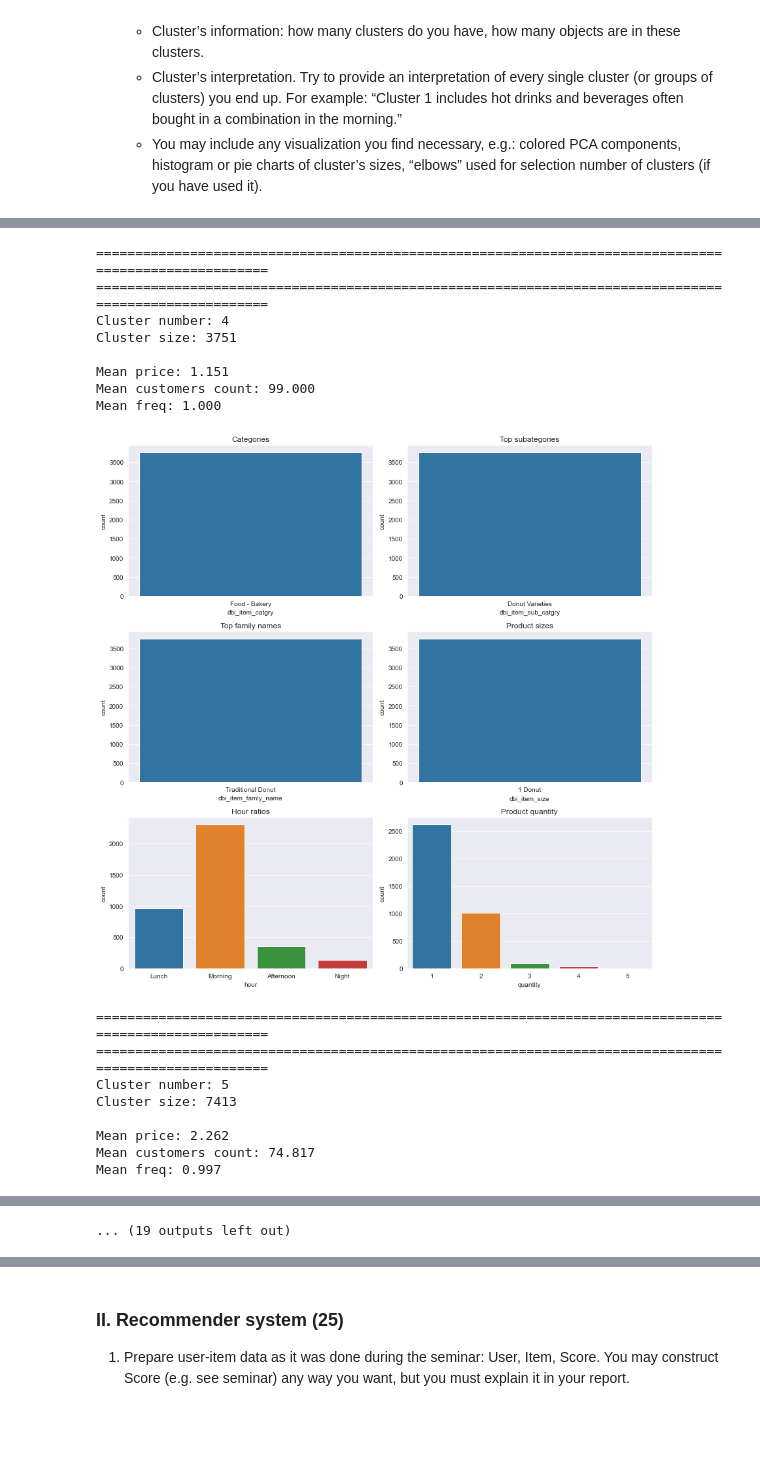
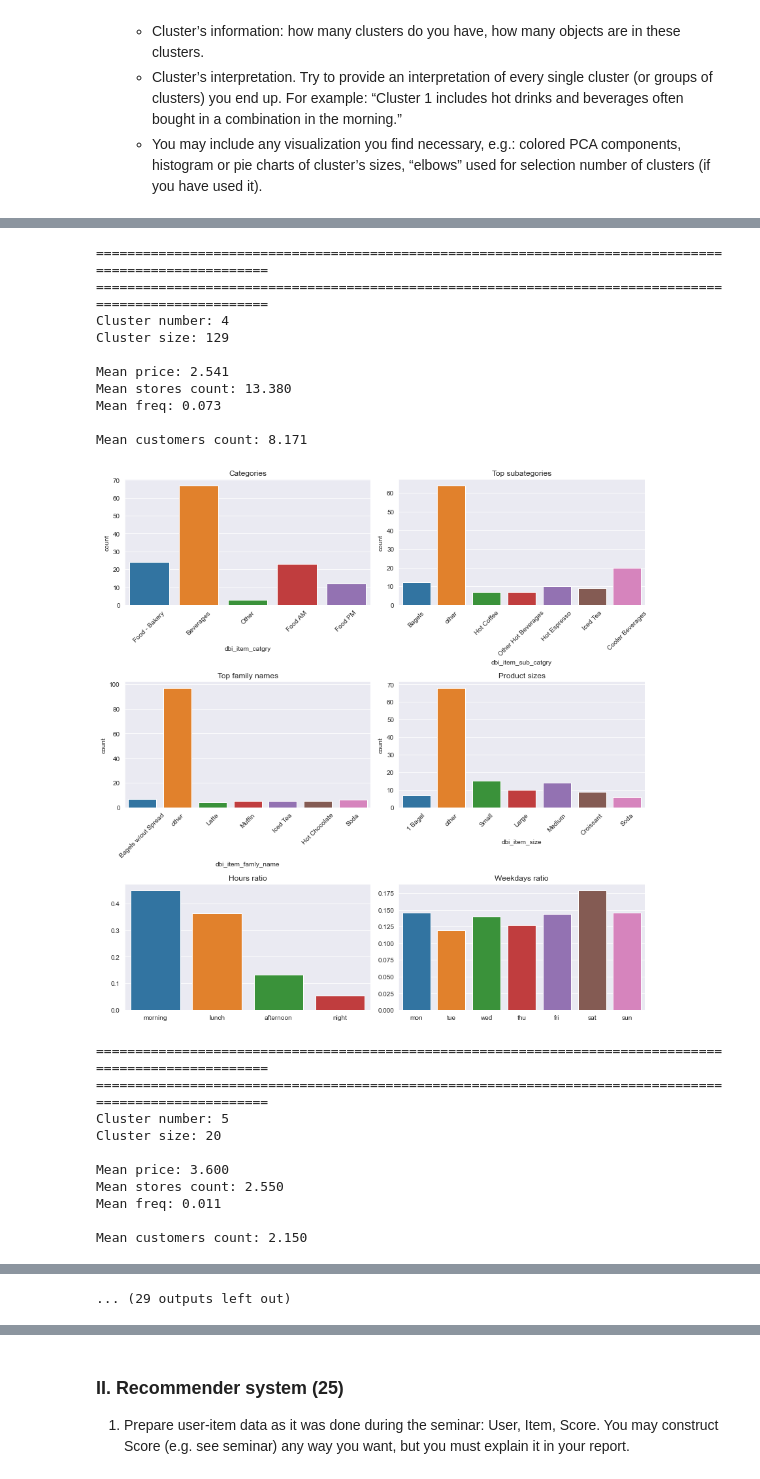
Before and after one commit to Mist3r-R/hse-sse-ds-business-2020, a Jupyter notebook: HW_5.ipynb, the cells around one changed output, grey strips where cells are left out. Saved outputs shown, nothing was run; the diff lists cells and outputs as text; code cells hidden in the pictures; blank space fills up the shorter version.

Commit message:
Fix cluster plots

```diff
--- a/HW_5.ipynb
+++ b/HW_5.ipynb
@@ -383,8 +374,9 @@ dtype: int64
 We do not have highly correlated variables, so we can proceed with clusterization
 # %%
 scaler = MinMaxScaler()
-data[data.columns] = scaler.fit_transform(data[data.columns])
-data.head()
+scaled = data.copy()
+scaled[scaled.columns] = scaler.fit_transform(scaled[scaled.columns])
+scaled.head()
 # %% [output]
 |  | mean_price | med_purchase_quantity | store_count | subcat_size | subcat_price | freq | fam_size | ... |
 | sku |  |  |  |  |  |  |  | ... |
@@ -406,7 +398,7 @@ sums = []
 K = range(1,80)
 for k in tqdm(K):
     km = KMeans(n_clusters=k)
-    km = km.fit(data)
+    km = km.fit(scaled)
     sums.append(km.inertia_)
 # %%
 plt.figure(figsize=(14,8))
@@ -420,6 +412,6 @@ plt.show()
 # %%
 for k in tqdm([15, 20, 25, 30, 35]):
     kmeans = KMeans(n_clusters=k)
-    predicted = kmeans.fit_predict(data)
-    data[f'kmeans_{k}'] = predicted
+    predicted = kmeans.fit_predict(scaled)
+    scaled[f'kmeans_{k}'] = predicted
 # %%
@@ -500,6 +491,6 @@ plt.show()
 # %%
-for k in sorted(data['kmeans_25'].unique()):
-    describe_cluster(k, df, data['kmeans_15'])
+for k in sorted(scaled['kmeans_20'].unique()):
+    describe_cluster(k, data, df, scaled['kmeans_20'])
 # %% [output]
 ======================================================================================================
 Cluster number: 0
@@ -539,17 +538,21 @@ Mean freq: 0.604
 ======================================================================================================
 ======================================================================================================
 Cluster number: 4
-Cluster size: 3751
+Cluster size: 129
 
-Mean price: 1.151
-Mean customers count: 99.000
-Mean freq: 1.000
+Mean price: 2.541
+Mean stores count: 13.380
+Mean freq: 0.073
+
+Mean customers count: 8.171
-[figure, old version]
+[figure, new version]
 ======================================================================================================
 ======================================================================================================
 Cluster number: 5
-Cluster size: 7413
+Cluster size: 20
 
-Mean price: 2.262
-Mean customers count: 74.817
-Mean freq: 0.997
+Mean price: 3.600
+Mean stores count: 2.550
+Mean freq: 0.011
+
+Mean customers count: 2.150
@@ -557 +560 @@ Mean freq: 0.997
-... (19 outputs left out)
+... (29 outputs left out)
```
Also changed, not shown: parts of 14 cells of this notebook.
